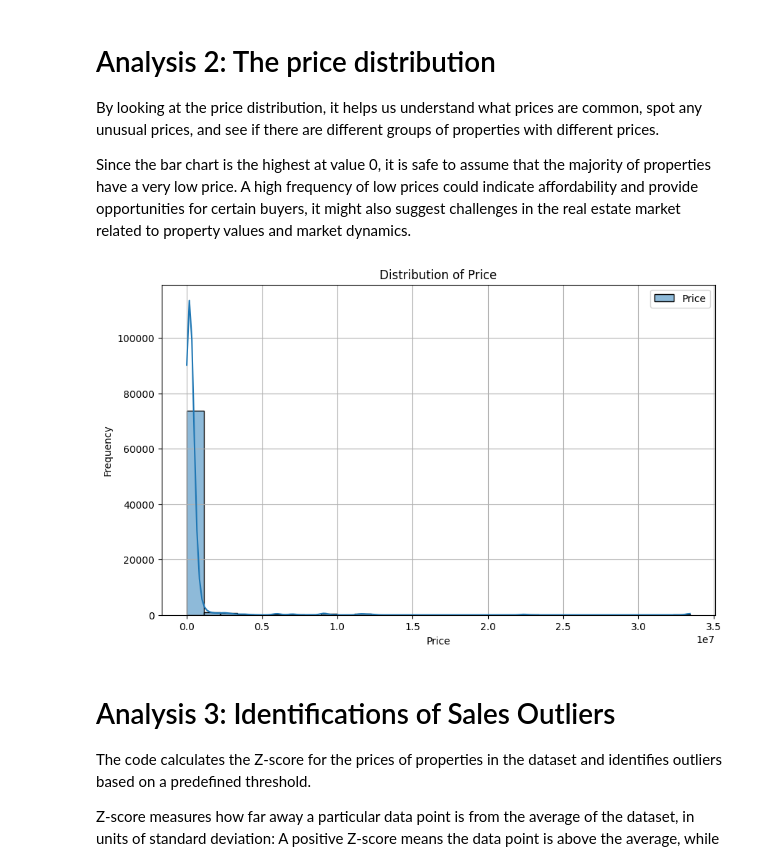
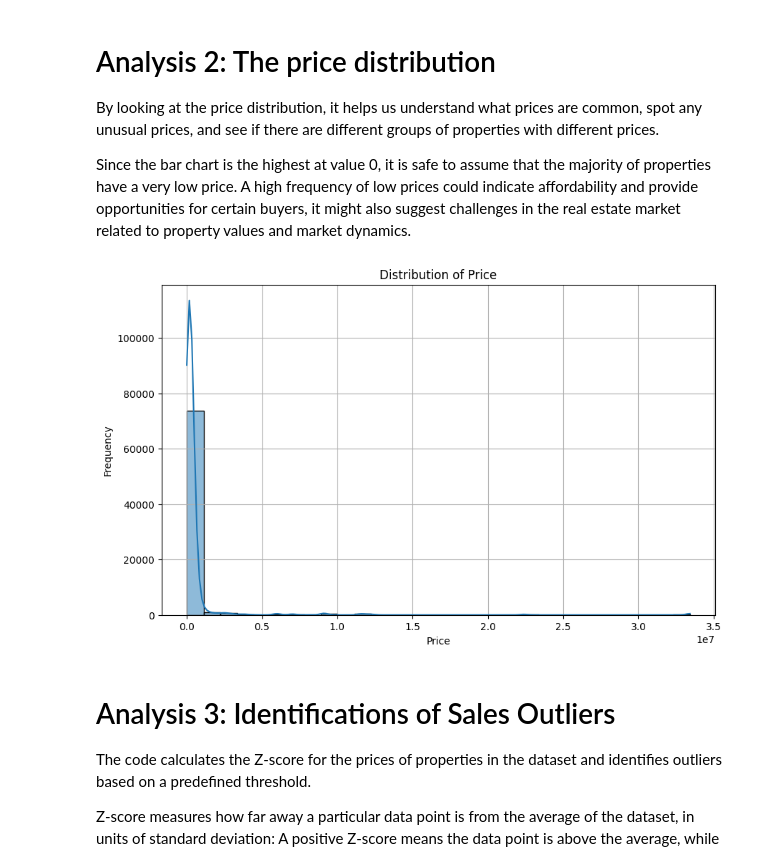
Before and after one commit to muneeb-fastnu/MMDProjectSpark, a Jupyter notebook: Real-Estate-Data-Analysis/EstateProj.ipynb, the cells around one changed output. Saved outputs shown, nothing was run; the diff lists cells and outputs as text; code cells hidden in the pictures.

```diff
--- a/Real-Estate-Data-Analysis/EstateProj.ipynb
+++ b/Real-Estate-Data-Analysis/EstateProj.ipynb
@@ -24,7 +13,7 @@ spark = pyspark.sql.SparkSession.builder \
     .getOrCreate()
 
 # Load the dataset into a DataFrame
-file_path = "/content/drive/MyDrive/PYSPARK-COURSE/project_data_real_estate_toulouse_and_suburbs.csv"
+file_path = "project_data_real_estate_toulouse_and_suburbs.csv"
 sub_df = spark.read.option("delimiter", ";").csv(file_path, header=True, inferSchema=True)
 
 sub_df.show(5)
@@ -152,17 +143,27 @@ By looking at the price distribution, it helps us understand what prices are com
 
 Since the bar chart is the highest at value 0, it is safe to assume that the majority of properties have a very low price. A high frequency of low prices could indicate affordability and provide opportunities for certain buyers, it might also suggest challenges in the real estate market related to property values and market dynamics.
 # %%
-# Analyze distribution of key variables
-# Distribution of price
+
+
+# Ensure 'Price' column is numeric and handle null values
+sub_df = sub_df.withColumn('Price', sub_df['Price'].cast('double'))
+
+# Drop rows with null prices
+sub_df = sub_df.dropna(subset=['Price'])
+
+# Convert the result to a Pandas DataFrame for plotting
+price_pd = sub_df.select('Price').toPandas()
+
+# Plot the distribution of price
 plt.figure(figsize=(10, 6))
-sns.histplot(sub_df.select('Price').toPandas(), bins=30, kde=True)
+sns.histplot(price_pd['Price'], bins=30, kde=True)
 plt.title("Distribution of Price")
 plt.xlabel("Price")
 plt.ylabel("Frequency")
 plt.grid(True)
 plt.show()
 # %% [output]
-[figure, old version]
+[figure, new version]
 # %% [markdown]
 # Analysis 3: Identifications of Sales Outliers
 
```
Also changed, not shown: parts of 3 cells of this notebook.
